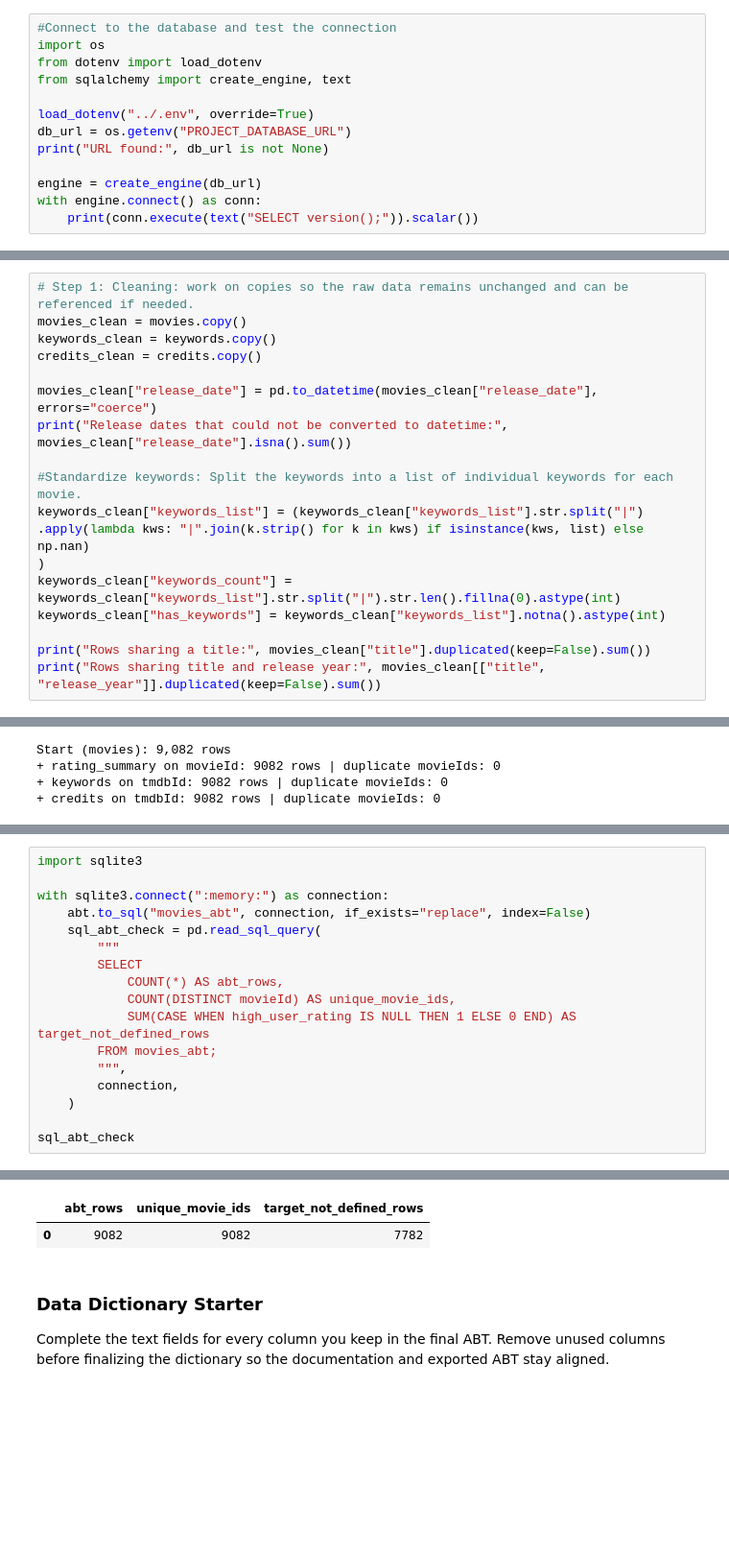
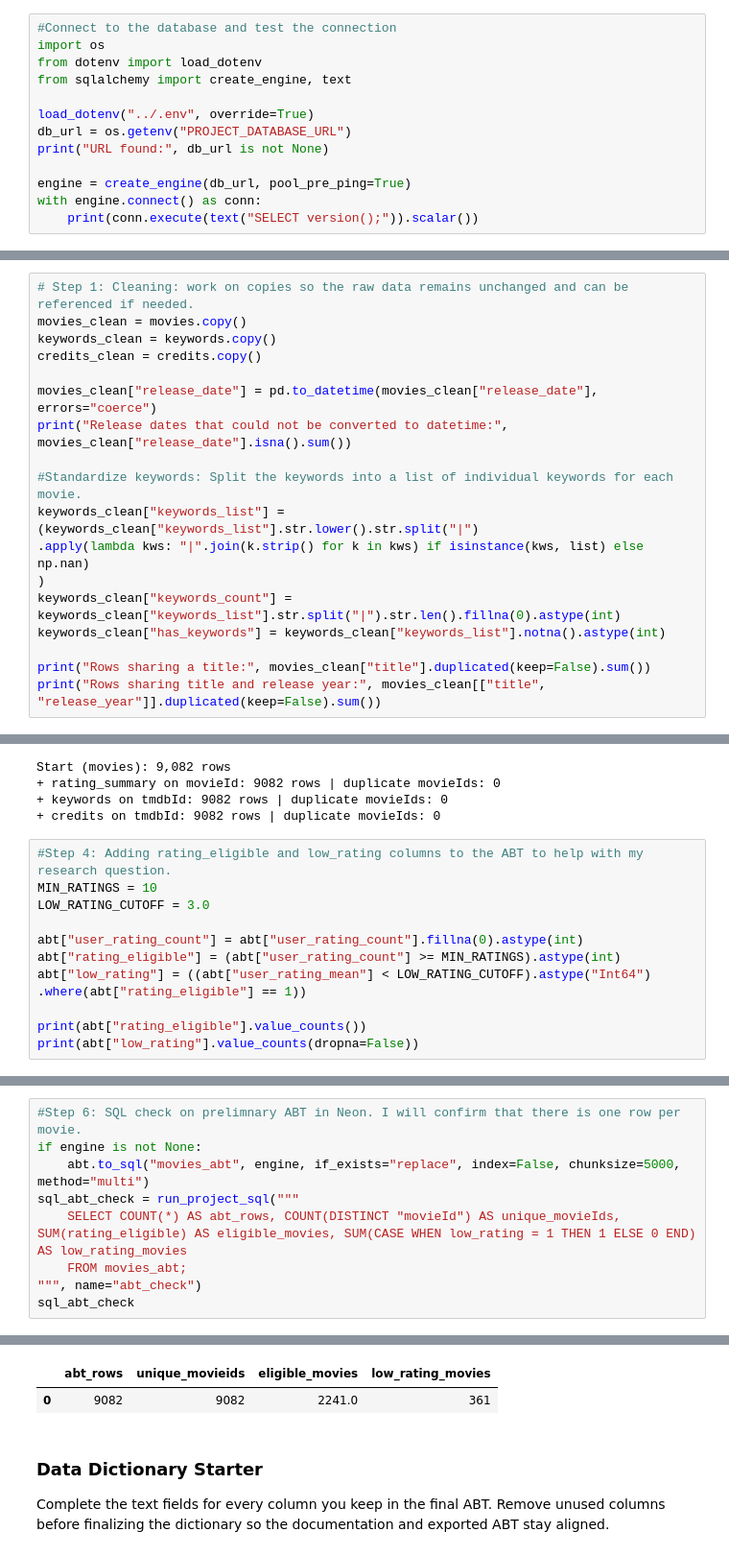
Before and after one commit to JoeG-UTSA/BAN6003-TermProject-JoeGarcia, a Jupyter notebook: notebooks/movies_project_starter.ipynb, the cells around one changed output, grey strips where cells are left out. Shown at 96% size. Saved outputs shown, nothing was run; the diff lists cells and outputs as text; blank space fills up the shorter version.

```diff
--- a/notebooks/movies_project_starter.ipynb
+++ b/notebooks/movies_project_starter.ipynb
@@ -389,7 +389,7 @@ load_dotenv("../.env", override=True)
 db_url = os.getenv("PROJECT_DATABASE_URL")
 print("URL found:", db_url is not None)
 
-engine = create_engine(db_url)
+engine = create_engine(db_url, pool_pre_ping=True)
 with engine.connect() as conn:
     print(conn.execute(text("SELECT version();")).scalar())
 # %% [output]
@@ -511,7 +511,7 @@ movies_clean["release_date"] = pd.to_datetime(movies_clean["release_date"], erro
 print("Release dates that could not be converted to datetime:", movies_clean["release_date"].isna().sum())
 
 #Standardize keywords: Split the keywords into a list of individual keywords for each movie.
-keywords_clean["keywords_list"] = (keywords_clean["keywords_list"].str.split("|")
+keywords_clean["keywords_list"] = (keywords_clean["keywords_list"].str.lower().str.split("|")
 .apply(lambda kws: "|".join(k.strip() for k in kws) if isinstance(kws, list) else np.nan)
 )
 keywords_clean["keywords_count"] = keywords_clean["keywords_list"].str.split("|").str.len().fillna(0).astype(int)
@@ -550,3 +550,14 @@ Start (movies): 9,082 rows
 + rating_summary on movieId: 9082 rows | duplicate movieIds: 0
 + keywords on tmdbId: 9082 rows | duplicate movieIds: 0
 + credits on tmdbId: 9082 rows | duplicate movieIds: 0
+# %%
+#Step 4: Adding rating_eligible and low_rating columns to the ABT to help with my research question.
+MIN_RATINGS = 10
+LOW_RATING_CUTOFF = 3.0
+
+abt["user_rating_count"] = abt["user_rating_count"].fillna(0).astype(int)
+abt["rating_eligible"] = (abt["user_rating_count"] >= MIN_RATINGS).astype(int)
+abt["low_rating"] = ((abt["user_rating_mean"] < LOW_RATING_CUTOFF).astype("Int64") .where(abt["rating_eligible"] == 1))
+
+print(abt["rating_eligible"].value_counts())
+print(abt["low_rating"].value_counts(dropna=False))
@@ -557,18 +613,10 @@ The project milestone asks for database or SQL work that supports the workflow.
 # %%
-import sqlite3
-
-with sqlite3.connect(":memory:") as connection:
-    abt.to_sql("movies_abt", connection, if_exists="replace", index=False)
-    sql_abt_check = pd.read_sql_query(
-        """
-        SELECT
-            COUNT(*) AS abt_rows,
-            COUNT(DISTINCT movieId) AS unique_movie_ids,
-            SUM(CASE WHEN high_user_rating IS NULL THEN 1 ELSE 0 END) AS target_not_defined_rows
-        FROM movies_abt;
-        """,
-        connection,
-    )
-
+#Step 6: SQL check on prelimnary ABT in Neon. I will confirm that there is one row per movie.
+if engine is not None:
+    abt.to_sql("movies_abt", engine, if_exists="replace", index=False, chunksize=5000, method="multi")
+sql_abt_check = run_project_sql("""
+    SELECT COUNT(*) AS abt_rows, COUNT(DISTINCT "movieId") AS unique_movieIds, SUM(rating_eligible) AS eligible_movies, SUM(CASE WHEN low_rating = 1 THEN 1 ELSE 0 END) AS low_rating_movies
+    FROM movies_abt;
+""", name="abt_check")
 sql_abt_check
 # %% [output]
@@ -575,5 +624,5 @@ sql_abt_check
-|  | abt_rows | unique_movie_ids | target_not_defined_rows |
-| 0 | 9082 | 9082 | 7782 |
+|  | abt_rows | unique_movieids | eligible_movies | low_rating_movies |
+| 0 | 9082 | 9082 | 2241.0 | 361 |
 # %% [markdown]
 ### Data Dictionary Starter
 
```
Also changed, not shown: parts of 4 cells of this notebook, 2 other files.
